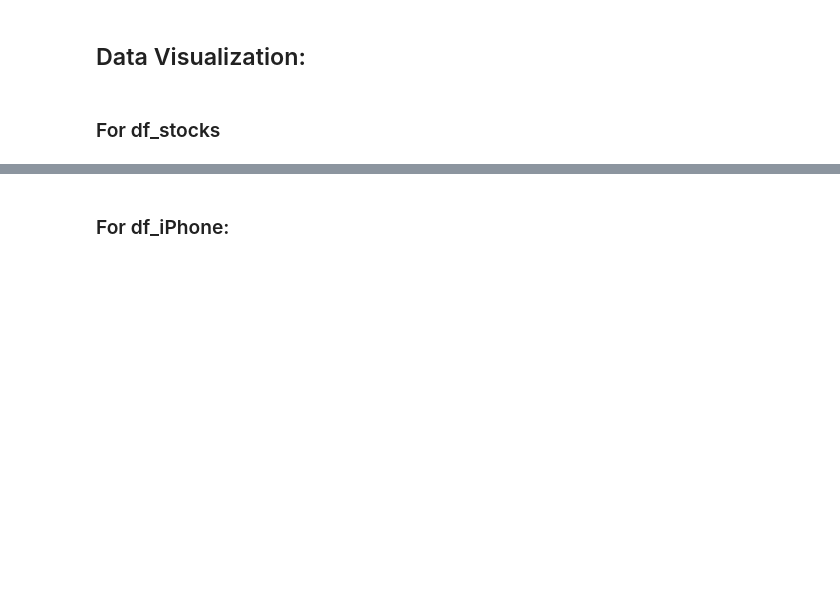
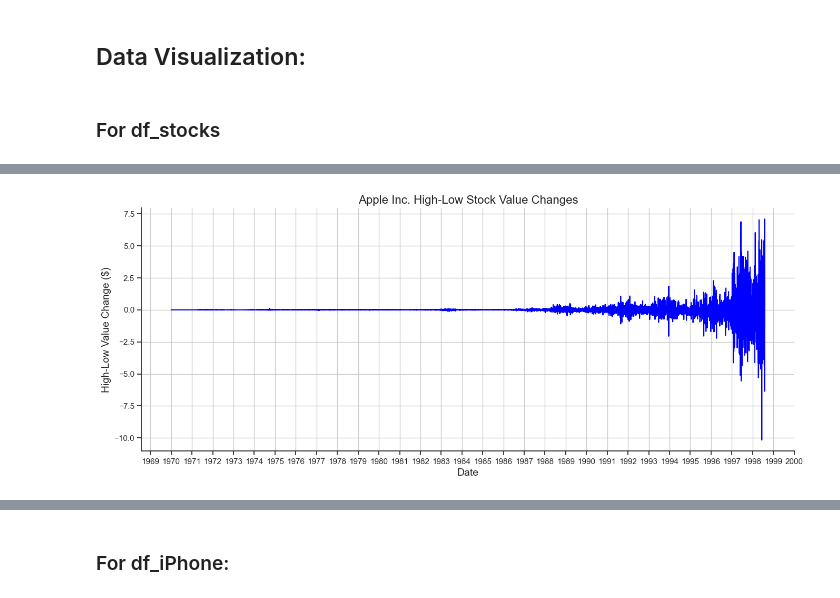
Before and after one commit to ubco-W2022T2-data301/project-group-group11, a Jupyter notebook: analysis/analysis1.ipynb, the cells around one changed output, grey strips where cells are left out. Saved outputs shown, nothing was run; the diff lists cells and outputs as text; code cells hidden in the pictures; blank space fills up the shorter version.

```diff
--- a/analysis/analysis1.ipynb
+++ b/analysis/analysis1.ipynb
@@ -171,0 +175,16 @@ plt.show()
+# %%
+plt.figure(figsize=(16,6))
+sns.lineplot(data=df_stocks['Change'], color='blue')
+plt.title("Apple Inc. High-Low Stock Value Changes", fontsize=16)
+plt.xlabel("Date", fontsize=14)
+plt.ylabel("High-Low Value Change ($)", fontsize=14)
+
+years = YearLocator()
+formatter = DateFormatter('%Y')
+plt.gca().xaxis.set_major_locator(years)
+plt.gca().xaxis.set_major_formatter(formatter)
+
+plt.grid(True)
+plt.show()
+# %% [output]
+[figure, added]
```
Also changed, not shown: parts of 19 cells of this notebook, 2 other files.
